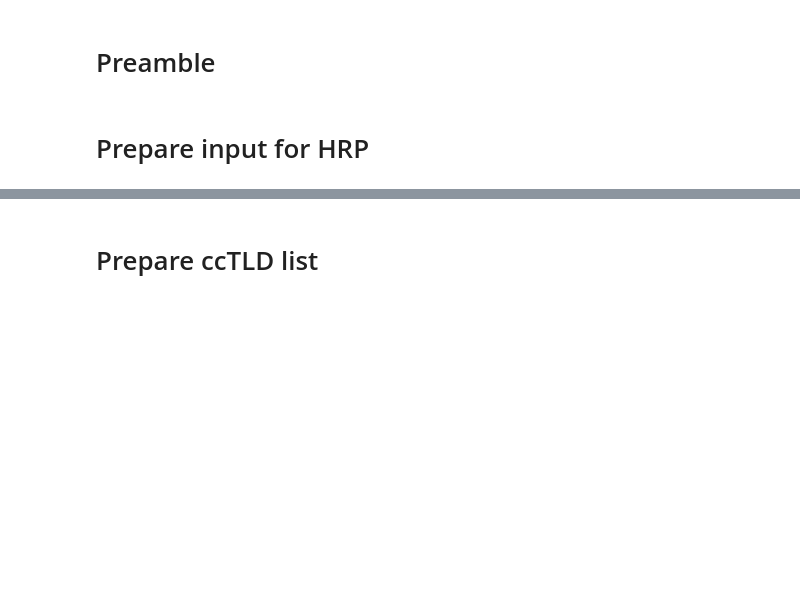
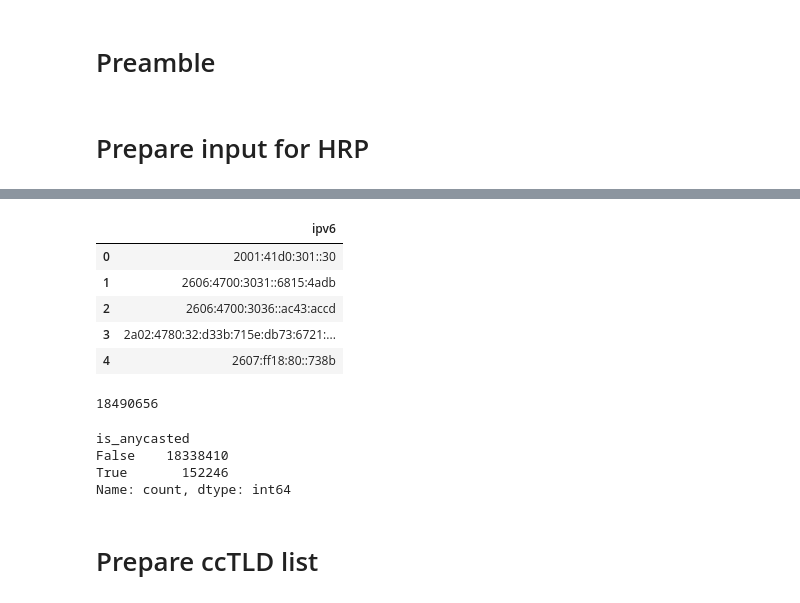
Before and after one commit to gustavoluvizotto/anycast-service-discovery, a Jupyter notebook: measurements/notebooks/local_processing.ipynb, the cells around one changed output, grey strips where cells are left out. Cells and saved outputs as stored; diff of their text form; code cells hidden in the pictures; blank space fills up the shorter version.

```diff
--- a/measurements/notebooks/local_processing.ipynb
+++ b/measurements/notebooks/local_processing.ipynb
@@ -35,0 +61,13 @@ for ip2loc_file in ip2loc_files:
+# %%
+oi_ipv6_pdf = pd.read_csv("../oi_v6_20260221.csv", header=None)
+oi_ipv6_pdf.columns = ["ipv6"]
+display(oi_ipv6_pdf.head(5))
+print(len(oi_ipv6_pdf))
+# %% [output]
+|  | ipv6 |
+| 0 | 2001:41d0:301::30 |
+| 1 | 2606:4700:3031::6815:4adb |
+| 2 | 2606:4700:3036::ac43:accd |
+| 3 | 2a02:4780:32:d33b:715e:db73:6721:... |
+| 4 | 2607:ff18:80::738b |
+18490656
@@ -35,0 +82,7 @@ for ip2loc_file in ip2loc_files:
+# %%
+ipv6_pdf["is_anycasted"].value_counts()
+# %% [output]
+is_anycasted
+False    18338410
+True       152246
+Name: count, dtype: int64
```
Also changed, not shown: parts of 13 cells of this notebook, 8 other files.
